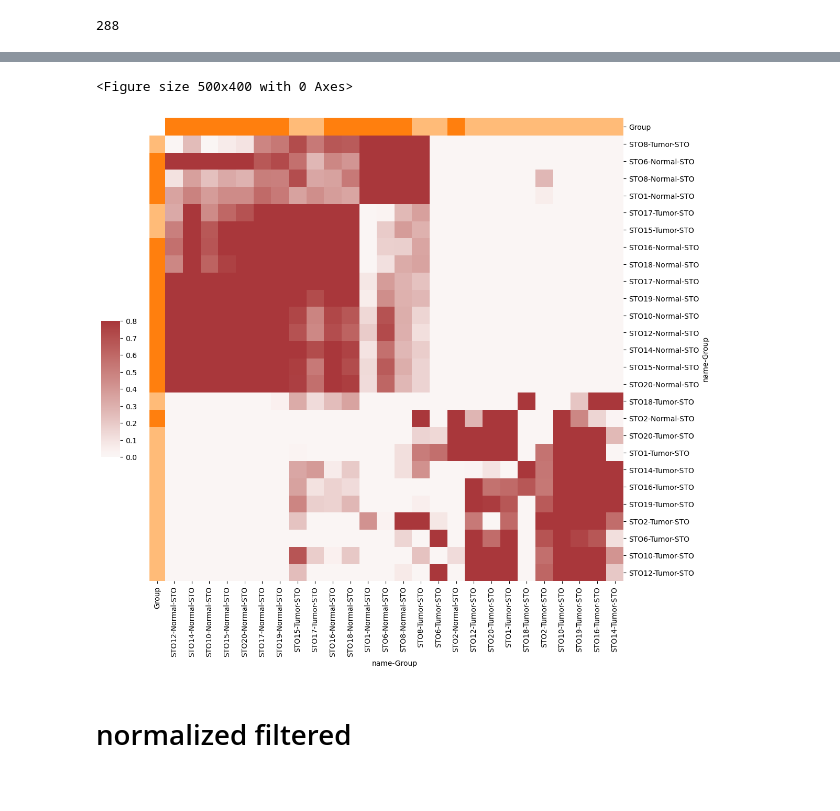
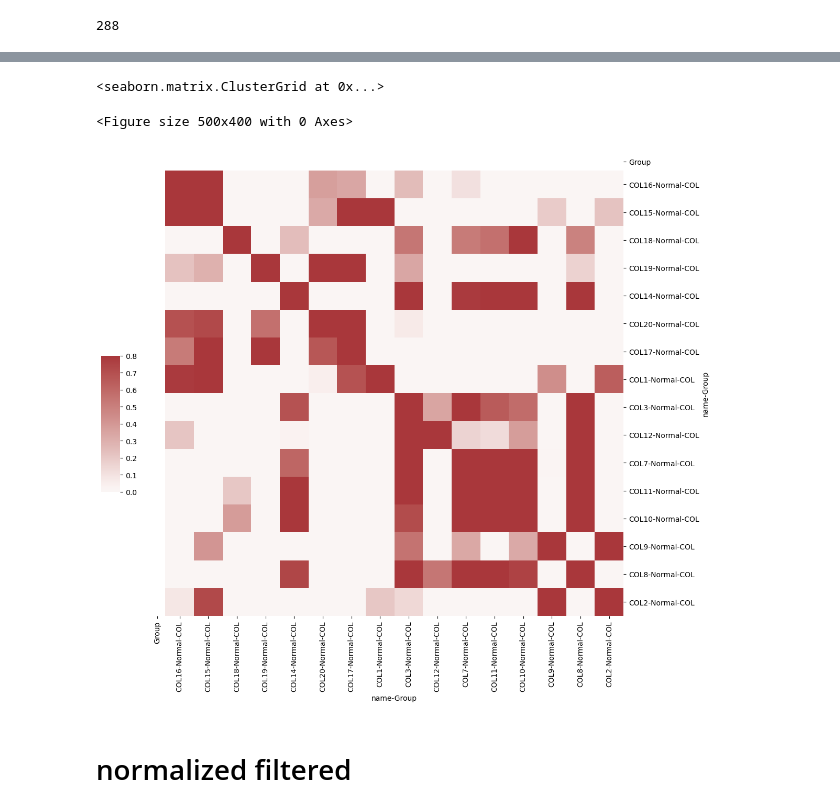
Before and after one commit to nowayfree/pan-cancer_transcriptome, a Jupyter notebook: fig3&5.ipynb, the cells around one changed output, grey strips where cells are left out. Drawn from its saved outputs; the diff is of its cells as text; code cells hidden in the pictures.

```diff
--- a/fig3&5.ipynb
+++ b/fig3&5.ipynb
@@ -42,5 +162,5 @@ data = pd.read_csv('/data1/DYY/data/332samples_fdr<0.05_gene.csv', sep='\t')
 # %%
 # unfilter = pd.read_csv('/data1/DYY/bambu/count_matrix_deseq2/all_norm.counts.fn', sep='\t').T
 group = pd.read_csv('/data1/DYY/bambu/350_samples_group.csv', sep='\t').rename(columns={'Sample':'name'})
-group.loc[:,'tissue'] = group_['Sample ID'].apply(lambda x:x[:3])
-group["Group"] =group_["Type"].map(str) +"-"+ group_["tissue"].map(str)
+group.loc[:,'tissue'] = group['Sample ID'].apply(lambda x:x[:3])
+group["Group"] =group["Type"].map(str) +"-"+ group["tissue"].map(str)
@@ -62,3 +182,6 @@ drop_list=['BLA6','BLA13','BLA9','BLA3','BLA19','BRE12','BRE6','BRE19','BRE20','
+# %%
+drop_list = ['STO9','STO13','STO4','STO2','BLA7','BLA19','BLA5','BLA1','BRE5','BRE15','BRE13','CER8','CER4','CER5','CER17','CER6','CER10','CER9','CER12'
+            ,'COL1','COL9','COL2']
 # %%
 len(drop_list)
 # %% [output]
@@ -76,9 +204,10 @@ group[['name','Type','Sample ID']].to_csv('/data1/DYY/bambu/288_group.csv',sep='
 # %%
-sorted_clustermap(filter_data.loc[(filter_data['Group']=='Normal-STO') | (filter_data['Group']=='Tumor-STO')].set_index(['name','Group']).T,rc=True,cc=True,met='ward')
-plt.savefig('/data1/DYY/bambu/plot/cluster_for_filter/STO.pdf',bbox_inches='tight')
+sorted_clustermap(filter_data.loc[(filter_data['Group']=='Normal-COL') ].set_index(['name','Group']).T,rc=False,cc=False,met='ward')
+# plt.savefig('/data1/DYY/bambu/plot/cluster_for_filter/STO.pdf',bbox_inches='tight')
 # %% [output]
-<Figure size 500x400 with 0 Axes>
+<seaborn.matrix.ClusterGrid at 0x...>
+<Figure size 500x400 with 0 Axes>
-[figure, old version]
+[figure, new version]
 # %% [markdown]
 # normalized filtered
 # %%
```
Also changed, not shown: parts of 66 cells of this notebook, 6 other files.
